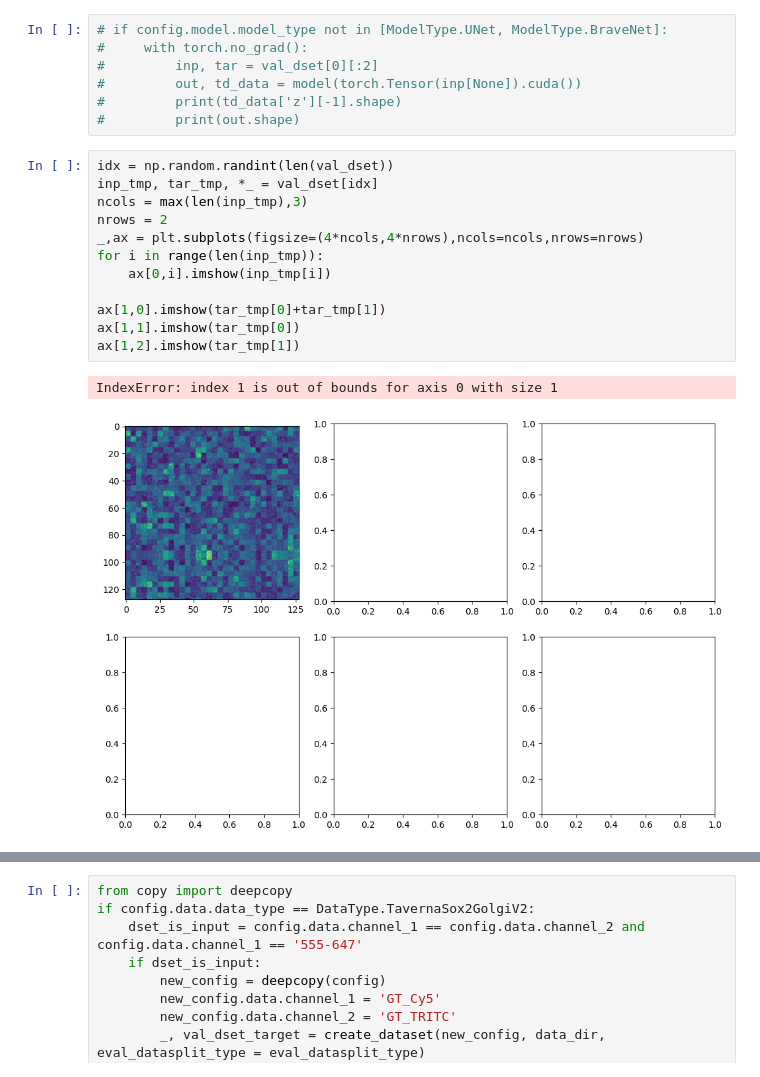
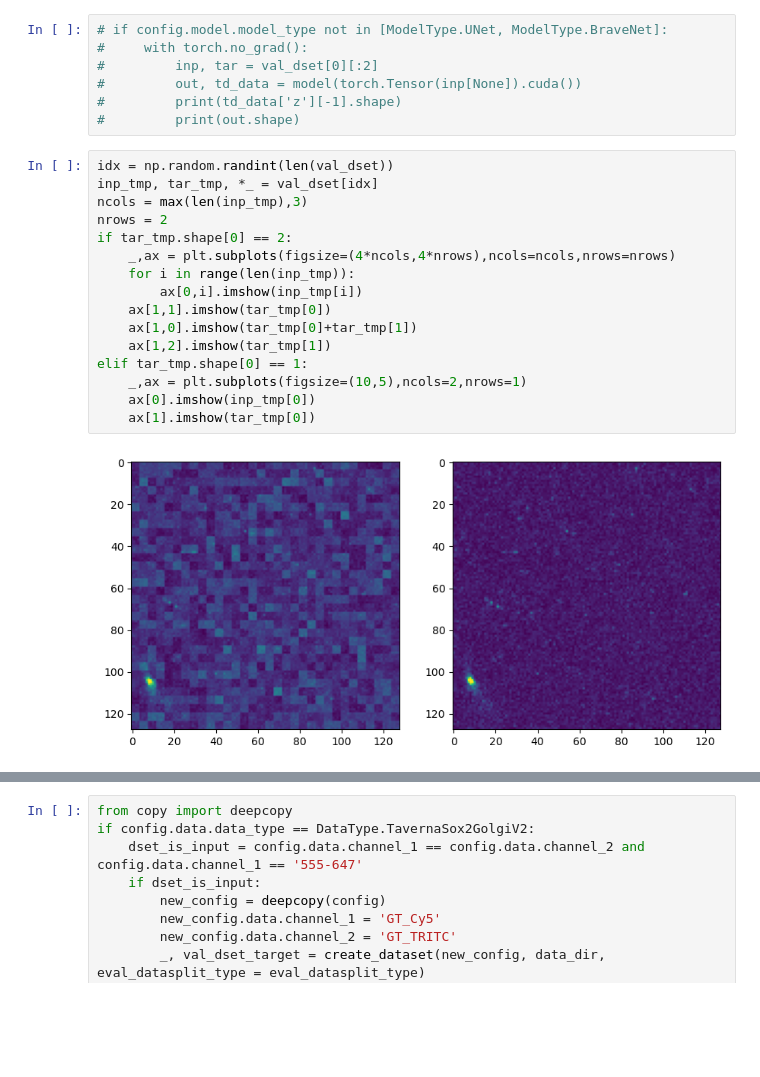
Before and after one commit to juglab/denoiSplit, a Jupyter notebook: denoisplit/notebooks/EvalOnMultiFileDataset.ipynb, the cells around one changed output, grey strips where cells are left out. Saved outputs shown, nothing was run; the diff lists cells and outputs as text; blank space fills up the shorter version.

```diff
--- a/denoisplit/notebooks/EvalOnMultiFileDataset.ipynb
+++ b/denoisplit/notebooks/EvalOnMultiFileDataset.ipynb
@@ -225,18 +235,21 @@ if config.data.multiscale_lowres_count is not None and custom_image_size is not
 # %%
 idx = np.random.randint(len(val_dset))
 inp_tmp, tar_tmp, *_ = val_dset[idx]
 ncols = max(len(inp_tmp),3)
 nrows = 2
-_,ax = plt.subplots(figsize=(4*ncols,4*nrows),ncols=ncols,nrows=nrows)
-for i in range(len(inp_tmp)):
-    ax[0,i].imshow(inp_tmp[i])
-
-ax[1,0].imshow(tar_tmp[0]+tar_tmp[1])
-ax[1,1].imshow(tar_tmp[0])
-ax[1,2].imshow(tar_tmp[1])
+if tar_tmp.shape[0] == 2:
+    _,ax = plt.subplots(figsize=(4*ncols,4*nrows),ncols=ncols,nrows=nrows)
+    for i in range(len(inp_tmp)):
+        ax[0,i].imshow(inp_tmp[i])
+    ax[1,1].imshow(tar_tmp[0])
+    ax[1,0].imshow(tar_tmp[0]+tar_tmp[1])
+    ax[1,2].imshow(tar_tmp[1])
+elif tar_tmp.shape[0] == 1:
+    _,ax = plt.subplots(figsize=(10,5),ncols=2,nrows=1)
+    ax[0].imshow(inp_tmp[0])
+    ax[1].imshow(tar_tmp[0])
 # %% [output]
-IndexError: index 1 is out of bounds for axis 0 with size 1
-[figure, old version]
+[figure, new version]
 # %%
 from denoisplit.analysis.stitch_prediction import stitch_predictions
 from denoisplit.analysis.mmse_prediction import get_dset_predictions
```
Also changed, not shown: parts of 34 cells of this notebook.
